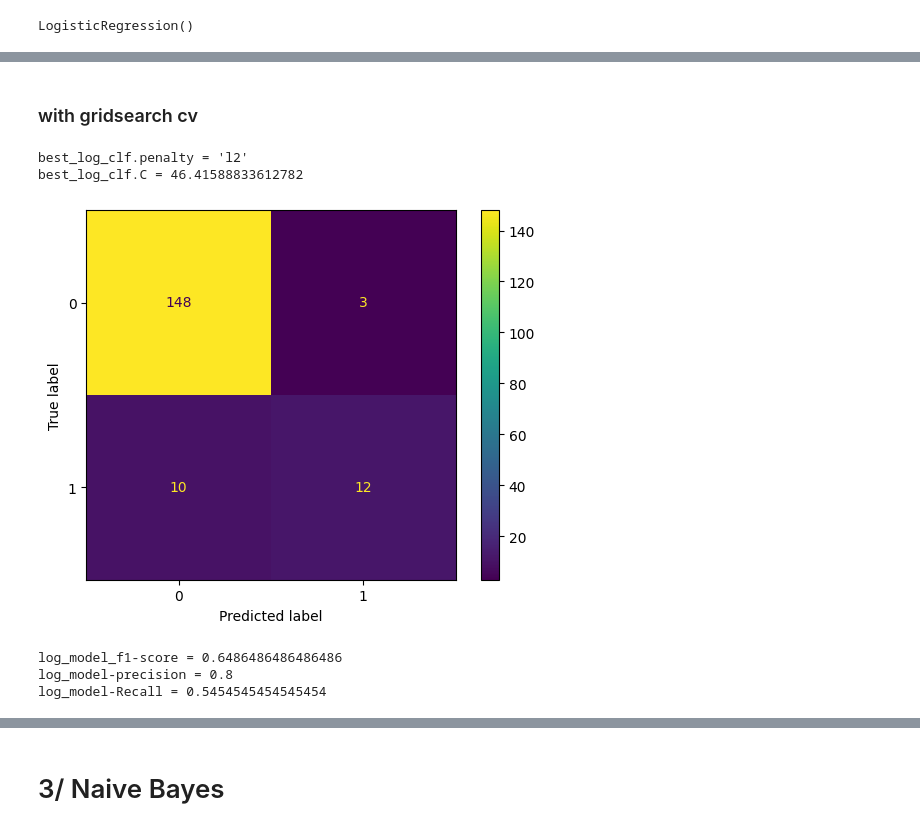
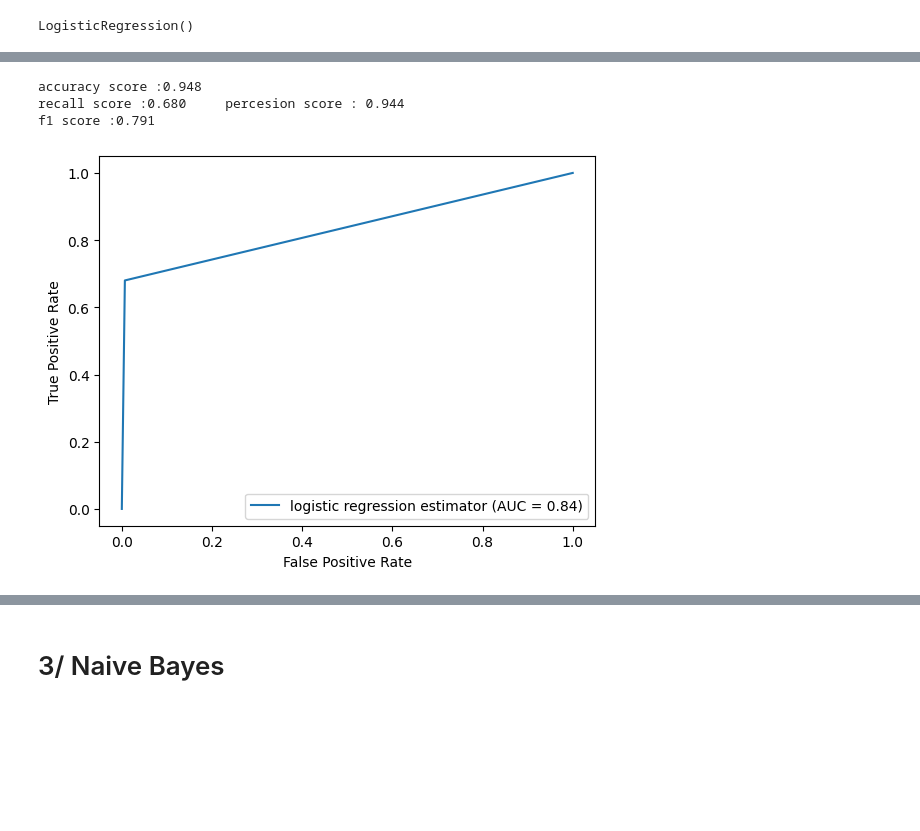
Before and after one commit to moyaser315/covid19_outcome_-prediction, a Jupyter notebook: proj.ipynb, the cells around one changed output, grey strips where cells are left out. Drawn from its saved outputs; the diff is of its cells as text; code cells hidden in the pictures; blank space fills up the shorter version.

```diff
--- a/proj.ipynb
+++ b/proj.ipynb
@@ -252,30 +285,0 @@ new acc :  0.9248554913294798
-# %% [markdown]
-### with gridsearch cv
-# %%
-from sklearn.model_selection import GridSearchCV
-log_param_grid = {
-    "C" : np.logspace(-5, 5, 10)
-}
-log_classifier = LogisticRegression()
-log_clf_cv = GridSearchCV(log_classifier, log_param_grid, cv=10, scoring='recall')
-best_log_clf = log_clf_cv.fit(X_train,y_train).best_estimator_
-print(f"{best_log_clf.penalty = }\n{best_log_clf.C = }")
-# %% [output]
-best_log_clf.penalty = 'l2'
-best_log_clf.C = 46.41588833612782
-# %%
-y_pred_log = best_log_clf.predict(X_test)
-
-# Confusion Matrix
-cm=confusion_matrix(y_pred=y_pred_log,y_true=y_test)
-disp = ConfusionMatrixDisplay(confusion_matrix=cm, display_labels=[0,1])
-disp.plot()
-plt.show()
-
-# Precision, Recall, f1-score
-print(f"log_model_f1-score = {f1_score(y_test, y_pred_log)}\nlog_model-precision = {precision_score(y_test,y_pred_log)}\nlog_model-Recall = {recall_score(y_test,y_pred_log)}")
-# %% [output]
-[figure, removed]
-log_model_f1-score = 0.6486486486486486
-log_model-precision = 0.8
-log_model-Recall = 0.5454545454545454
@@ -306,0 +286,9 @@ log_model-Recall = 0.5454545454545454
+# %%
+a = rocgraph(y_hat)
+KFold_LR_scores = scores(y_hat)
+KFold_LR_scores += [a]
+# %% [output]
+accuracy score :0.948
+recall score :0.680     percesion score : 0.944
+f1 score :0.791
+[figure, added]
```
Also changed, not shown: parts of 35 cells of this notebook.
